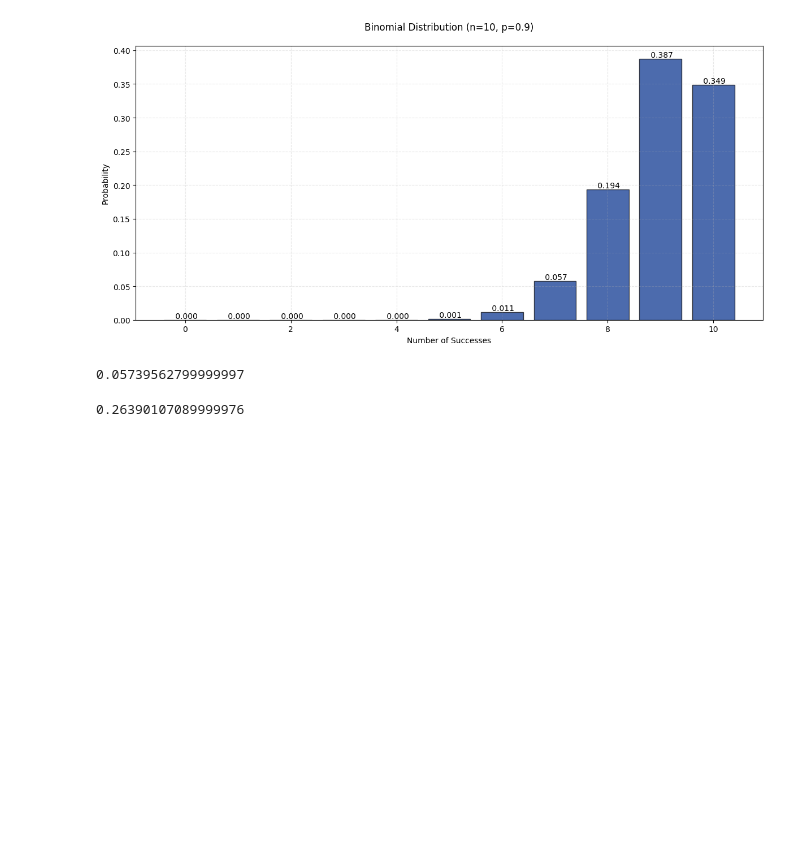
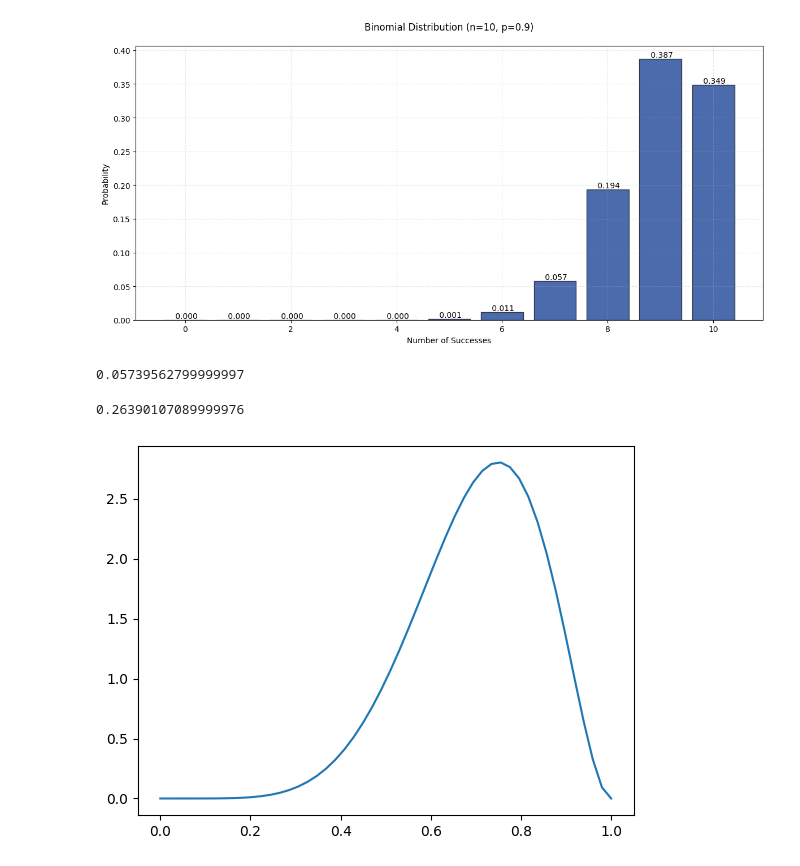
Before and after one commit to jeremysb1/stats-with-python, a Jupyter notebook: chapter_3.ipynb, the cells around one changed output. Cells and saved outputs as stored; diff of their text form; code cells hidden in the pictures; blank space fills up the shorter version.

Commit message:
added beta distribution plot

```diff
--- a/chapter_3.ipynb
+++ b/chapter_3.ipynb
@@ -239,4 +239,14 @@ print(result)
 # %%
 import numpy as np
 from matplotlib import pyplot as plt
 from scipy.stats import beta
+
+a, b = 7, 3
+
+x = np.linspace(0, 1)
+y = beta.pdf(x, a, b)
+
+plt.plot(x, y)
+plt.show()
+# %% [output]
+[figure, added]
```
